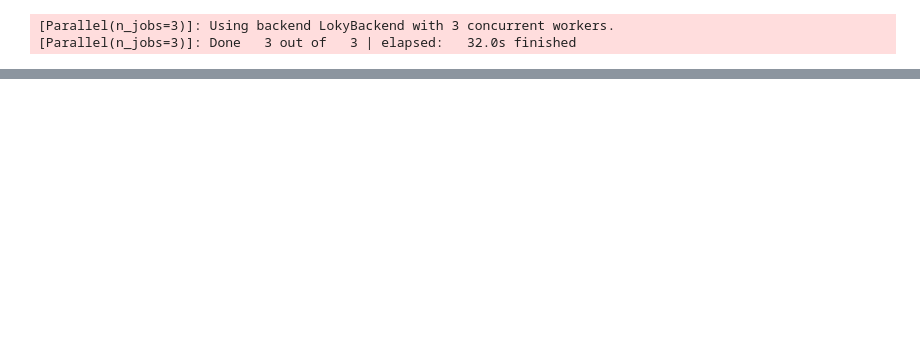
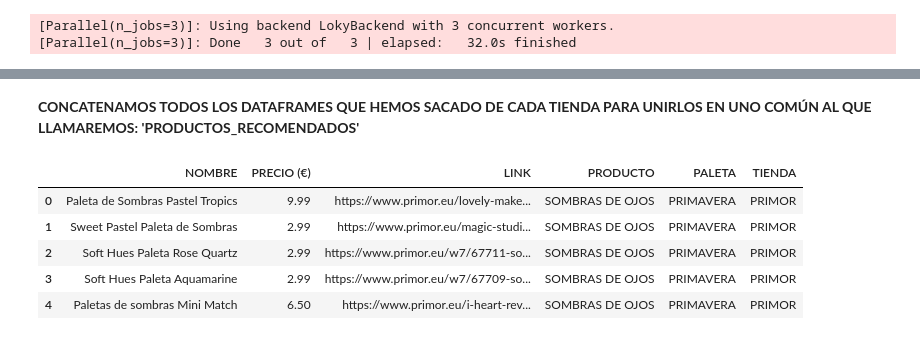
Before and after one commit to rciomoreno/PROYECTO-FINAL-IRONHACK, a Jupyter notebook: SCRAPPING DATOS PRODUCTOS.ipynb, the cells around one changed output, grey strips where cells are left out. Cells and saved outputs as stored; diff of their text form; code cells hidden in the pictures; blank space fills up the shorter version.

```diff
--- a/SCRAPPING DATOS PRODUCTOS.ipynb
+++ b/SCRAPPING DATOS PRODUCTOS.ipynb
@@ -1623,0 +1432,4 @@ driver.get(URL)
+# %%
+#Cambiamos el tipo de dato de las columnas
+maquillaje_bb[['NOMBRE', 'LINKS', 'PRODUCTO', 'PALETA', 'TIENDA']] = \
+maquillaje_bb[['NOMBRE', 'LINKS', 'PRODUCTO', 'PALETA', 'TIENDA']].astype('category')
@@ -1623,0 +1452,19 @@ driver.get(URL)
+# %% [markdown]
+**CONCATENAMOS TODOS LOS DATAFRAMES QUE HEMOS SACADO DE CADA TIENDA PARA UNIRLOS EN UNO COMÚN AL QUE LLAMAREMOS: 'PRODUCTOS_RECOMENDADOS'**
+# %%
+productos_recomendados = pd.concat([maquillaje_primor, mu_ud, maquillaje_hb, maquillaje_kiko, pintalabios_kvd,\
+                                   blush_benefit, maquillaje_nars, maquillaje_ct, maquillaje_bb])
+# %%
+productos_recomendados.rename(columns = {'LINKS' : 'LINK'}, inplace = True)
+# %%
+productos_recomendados[['NOMBRE', 'LINK', 'PRODUCTO', 'PALETA', 'TIENDA']] =\
+productos_recomendados[['NOMBRE', 'LINK', 'PRODUCTO', 'PALETA', 'TIENDA']].astype('category')
+# %%
+productos_recomendados.head()
+# %% [output]
+|  | NOMBRE | PRECIO (€) | LINK | PRODUCTO | PALETA | TIENDA |
+| 0 | Paleta de Sombras Pastel Tropics | 9.99 | https://www.primor.eu/lovely-make... | SOMBRAS DE OJOS | PRIMAVERA | PRIMOR |
+| 1 | Sweet Pastel Paleta de Sombras | 2.99 | https://www.primor.eu/magic-studi... | SOMBRAS DE OJOS | PRIMAVERA | PRIMOR |
+| 2 | Soft Hues Paleta Rose Quartz | 2.99 | https://www.primor.eu/w7/67711-so... | SOMBRAS DE OJOS | PRIMAVERA | PRIMOR |
+| 3 | Soft Hues Paleta Aquamarine | 2.99 | https://www.primor.eu/w7/67709-so... | SOMBRAS DE OJOS | PRIMAVERA | PRIMOR |
+| 4 | Paletas de sombras Mini Match | 6.50 | https://www.primor.eu/i-heart-rev... | SOMBRAS DE OJOS | PRIMAVERA | PRIMOR |
```
Also changed, not shown: parts of 146 cells of this notebook.
